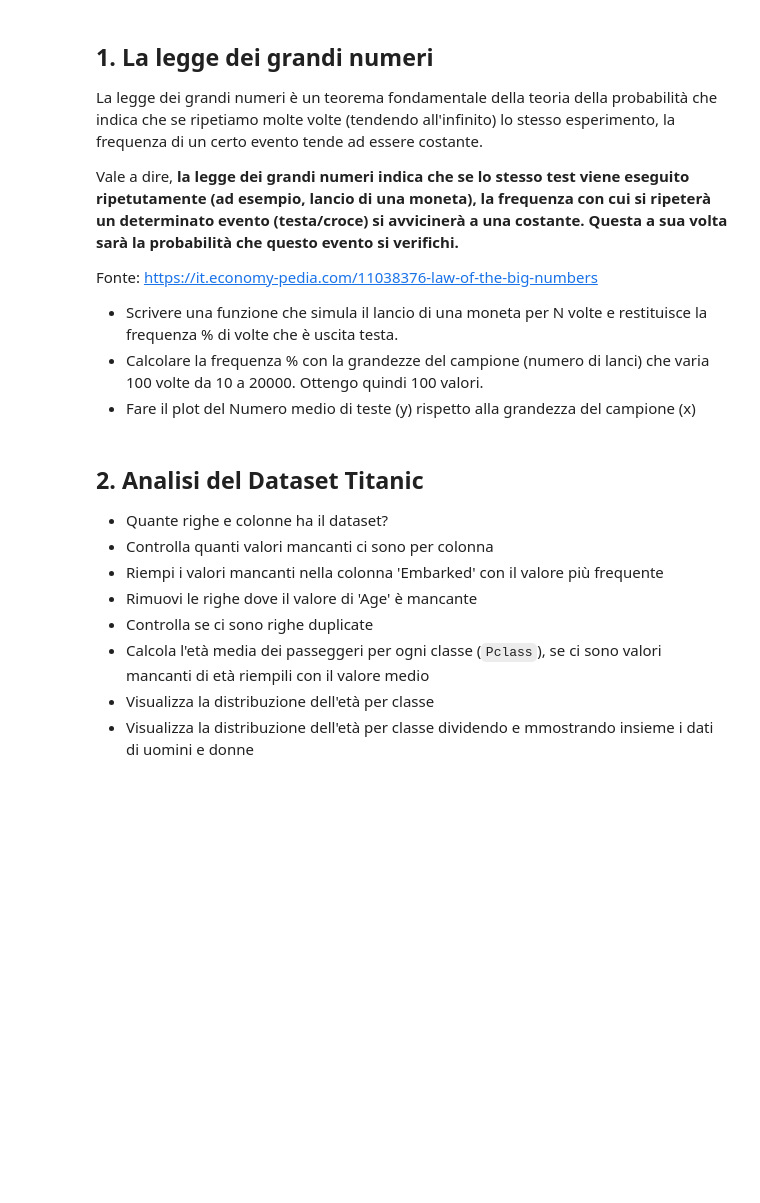
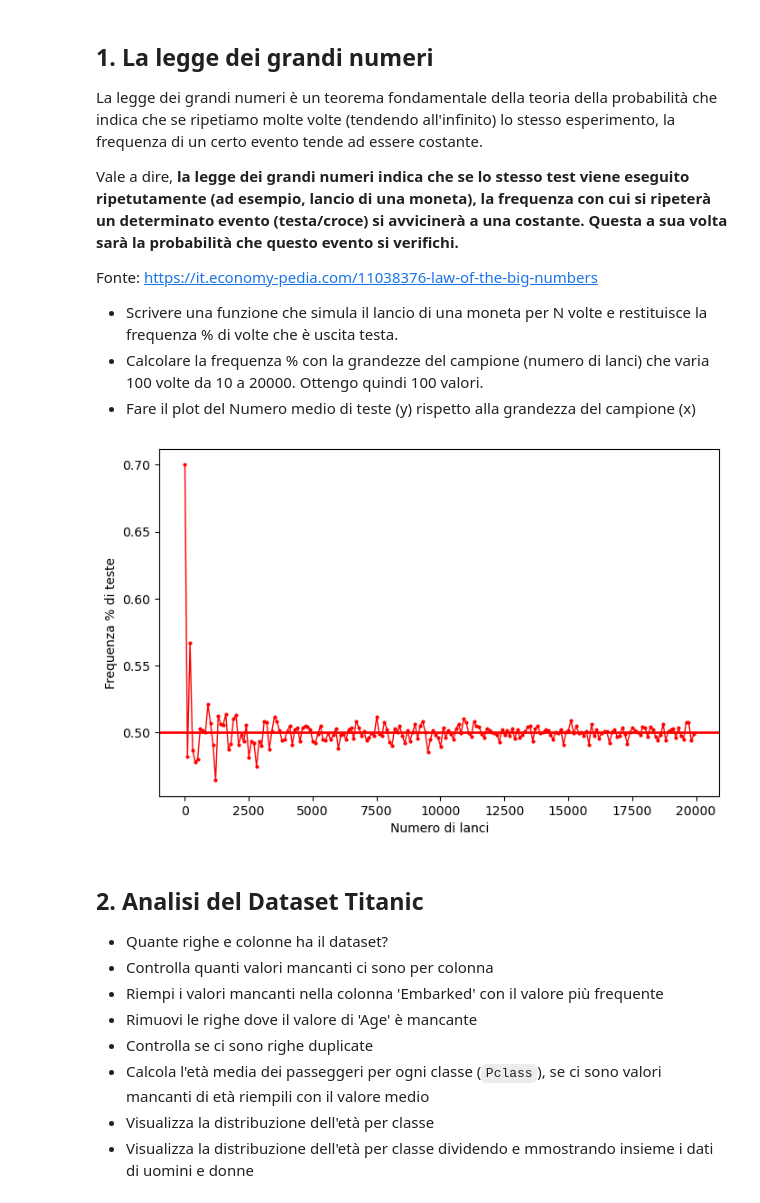
Before and after one commit to michela-roman/ProgrammingLabII, a Jupyter notebook: 4_Esercizi_lez_4.ipynb, the cells around one changed output. Cells and saved outputs as stored; diff of their text form; code cells hidden in the pictures; blank space fills up the shorter version.

Commit message:
Esercizio "Legge dei grandi numeri"

```diff
--- a/4_Esercizi_lez_4.ipynb
+++ b/4_Esercizi_lez_4.ipynb
@@ -13,3 +18,21 @@ Fonte: https://it.economy-pedia.com/11038376-law-of-the-big-numbers
+# %%
+def frequenza_testa(N):
+    serie = pd.Series(np.random.randint(0, 2, size = N))
+    return serie.value_counts(normalize = True).get(0)
+# %%
+risultati = {"N": [], "freq": []}
+for N in np.arange(10, 20000, 100):
+    risultati["N"].append(N)
+    risultati["freq"].append(frequenza_testa(N))
+# %%
+plt.figure(figsize=(8, 5))
+plt.axhline(y=0.5, color = 'red', linestyle = '-', linewidth = 2)
+plt.plot(risultati["N"], risultati["freq"], 'o-', markersize = 2, color = 'red', linewidth = 1, label = "Legge dei grandi numeri")
+plt.xlabel("Numero di lanci")
+plt.ylabel("Frequenza % di teste")
+plt.show()
+# %% [output]
+[figure, added]
 # %% [markdown]
 ## 2. Analisi del Dataset Titanic
 - Quante righe e colonne ha il dataset?
```
Also changed, not shown: parts of 1 cell of this notebook.
